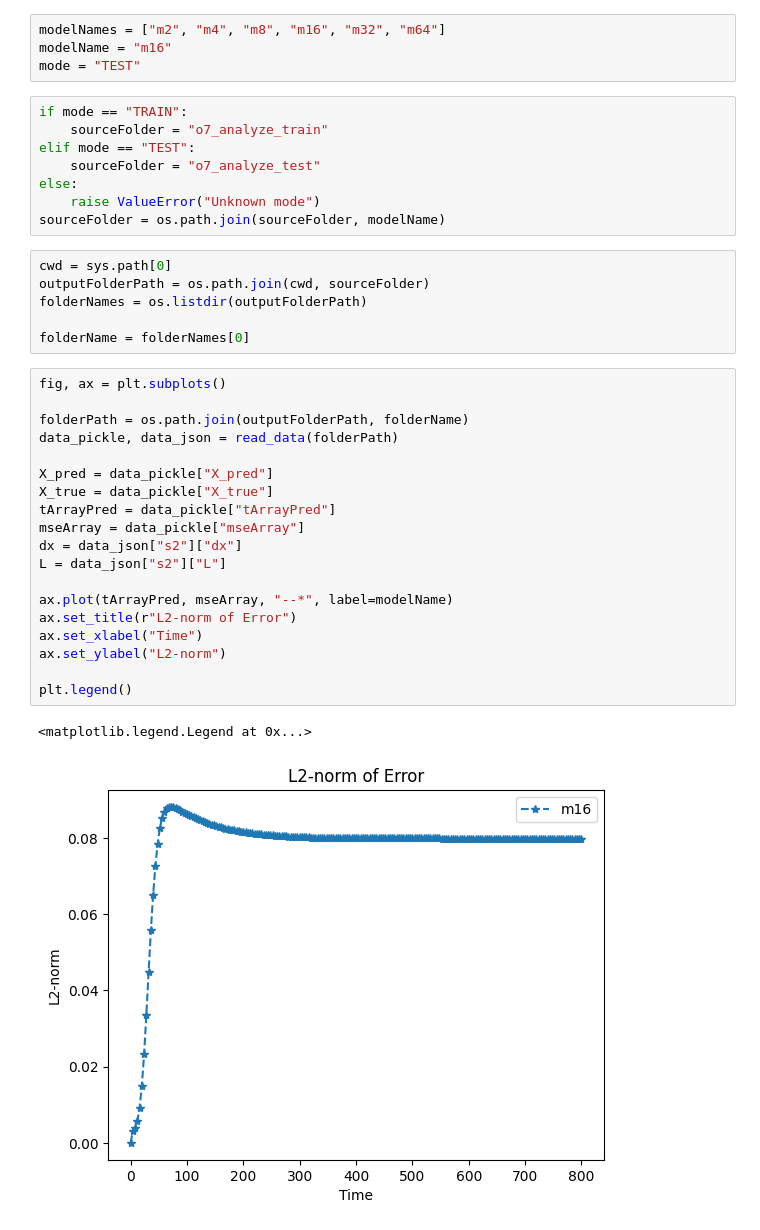
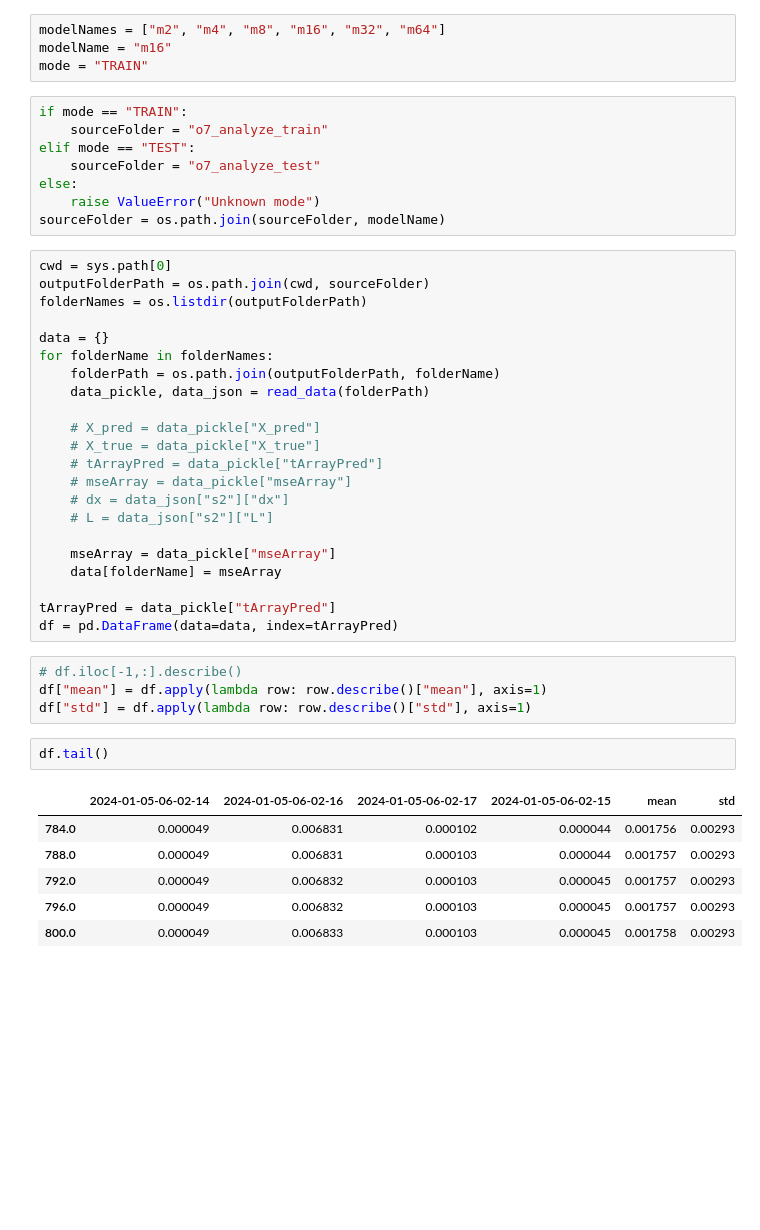
Before and after one commit to nnnpooh/pfc-ml, a Jupyter notebook: T06 - Paper/s8_visualize_err.ipynb, the cells around one changed output. Saved outputs shown, nothing was run; the diff lists cells and outputs as text; blank space fills up the shorter version.

```diff
--- a/T06 - Paper/s8_visualize_err.ipynb
+++ b/T06 - Paper/s8_visualize_err.ipynb
@@ -6,7 +8,7 @@ from utils import read_data
 # %%
 modelNames = ["m2", "m4", "m8", "m16", "m32", "m64"]
 modelName = "m16"
-mode = "TEST"
+mode = "TRAIN"
 # %%
 if mode == "TRAIN":
     sourceFolder = "o7_analyze_train"
@@ -15,31 +17,38 @@ elif mode == "TEST":
 else:
     raise ValueError("Unknown mode")
 sourceFolder = os.path.join(sourceFolder, modelName)
-# %%
-cwd = sys.path[0]
-outputFolderPath = os.path.join(cwd, sourceFolder)
-folderNames = os.listdir(outputFolderPath)
-
-folderName = folderNames[0]
 # %%
-fig, ax = plt.subplots()
+cwd = sys.path[0]
+outputFolderPath = os.path.join(cwd, sourceFolder)
+folderNames = os.listdir(outputFolderPath)
 
-folderPath = os.path.join(outputFolderPath, folderName)
-data_pickle, data_json = read_data(folderPath)
+data = {}
+for folderName in folderNames:
+    folderPath = os.path.join(outputFolderPath, folderName)
+    data_pickle, data_json = read_data(folderPath)
 
-X_pred = data_pickle["X_pred"]
-X_true = data_pickle["X_true"]
+    # X_pred = data_pickle["X_pred"]
+    # X_true = data_pickle["X_true"]
+    # tArrayPred = data_pickle["tArrayPred"]
+    # mseArray = data_pickle["mseArray"]
+    # dx = data_json["s2"]["dx"]
+    # L = data_json["s2"]["L"]
+
+    mseArray = data_pickle["mseArray"]
+    data[folderName] = mseArray
+
 tArrayPred = data_pickle["tArrayPred"]
-mseArray = data_pickle["mseArray"]
-dx = data_json["s2"]["dx"]
-L = data_json["s2"]["L"]
-
-ax.plot(tArrayPred, mseArray, "--*", label=modelName)
-ax.set_title(r"L2-norm of Error")
-ax.set_xlabel("Time")
-ax.set_ylabel("L2-norm")
-
-plt.legend()
+df = pd.DataFrame(data=data, index=tArrayPred)
-# %% [output]
-<matplotlib.legend.Legend at 0x...>
-[figure, removed]
+# %%
+# df.iloc[-1,:].describe()
+df["mean"] = df.apply(lambda row: row.describe()["mean"], axis=1)
+df["std"] = df.apply(lambda row: row.describe()["std"], axis=1)
+# %%
+df.tail()
+# %% [output]
+|  | 2024-01-05-06-02-14 | 2024-01-05-06-02-16 | 2024-01-05-06-02-17 | 2024-01-05-06-02-15 | mean | std |
+| 784.0 | 0.000049 | 0.006831 | 0.000102 | 0.000044 | 0.001756 | 0.00293 |
+| 788.0 | 0.000049 | 0.006831 | 0.000103 | 0.000044 | 0.001757 | 0.00293 |
+| 792.0 | 0.000049 | 0.006832 | 0.000103 | 0.000045 | 0.001757 | 0.00293 |
+| 796.0 | 0.000049 | 0.006832 | 0.000103 | 0.000045 | 0.001757 | 0.00293 |
+| 800.0 | 0.000049 | 0.006833 | 0.000103 | 0.000045 | 0.001758 | 0.00293 |
```
Also changed, not shown: parts of 2 cells of this notebook, 11 other files.
